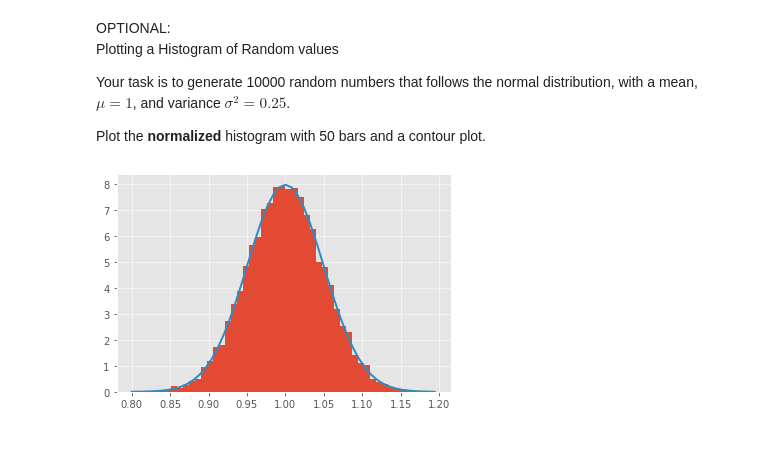
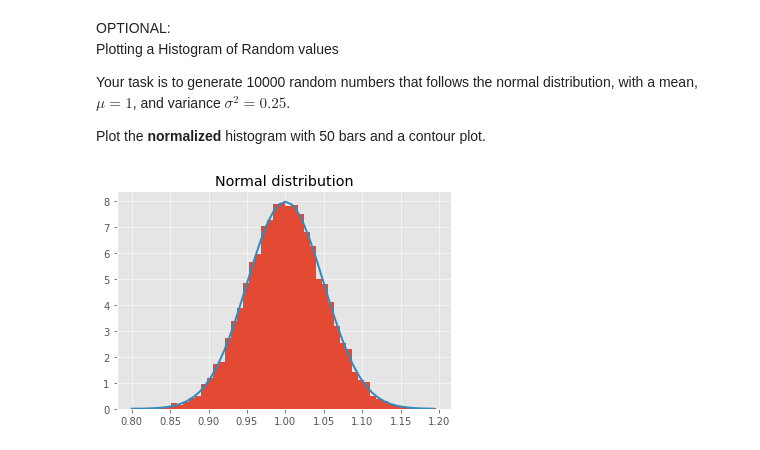
Before and after one commit to Ringo31/ml-1dl034-public-assignments, a Jupyter notebook: Assignments/Practical/PracticalNotebook2.ipynb, the cells around one changed output. Drawn from its saved outputs; the diff is of its cells as text; code cells hidden in the pictures.

```diff
--- a/Assignments/Practical/PracticalNotebook2.ipynb
+++ b/Assignments/Practical/PracticalNotebook2.ipynb
@@ -529,21 +532,23 @@ Plot the **normalized** histogram with 50 bars and a contour plot.
 # %%
 import numpy as np
 import matplotlib.pyplot as plt
 
 plt.style.use('ggplot')
 np.random.seed(42)
 
 # OPTIONAL ASSIGNMENT:
 # Draw 10000 random values from a normal distribution with:
 #   mu = 1, sigma2 = 0.25
 #
 # Plot the histogram and cumulative distribution
+
 mu, sigma = 1, 0.05
 normal_distribution = np.random.normal(mu, sigma, 10000)
 
 x = np.arange(0.8, 1.2, 0.4/50)
 plt.hist(normal_distribution, bins=50, density=True)
 plt.plot(x, 1/(sigma * np.sqrt(2 * np.pi)) * np.exp( - (x - mu)**2 / (2 * sigma**2)))
+plt.title('Normal distribution')
 plt.show()
 # %% [output]
-[figure, old version]
+[figure, new version]
```
Also changed, not shown: parts of 12 cells of this notebook.
